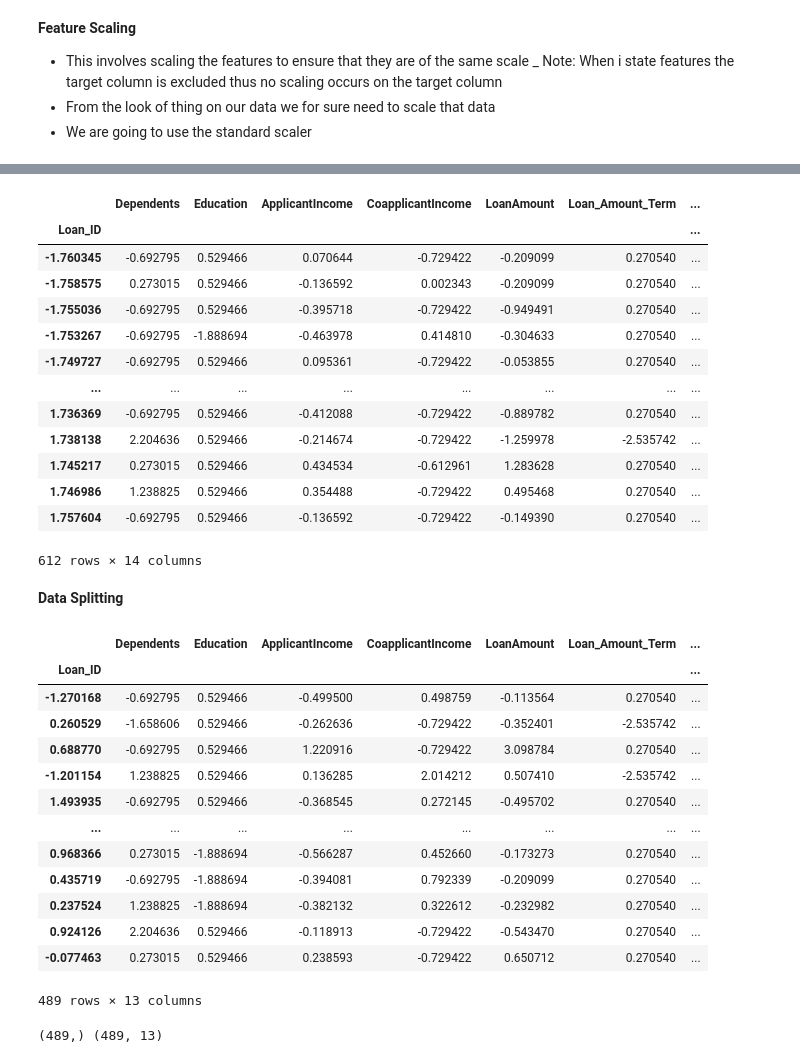
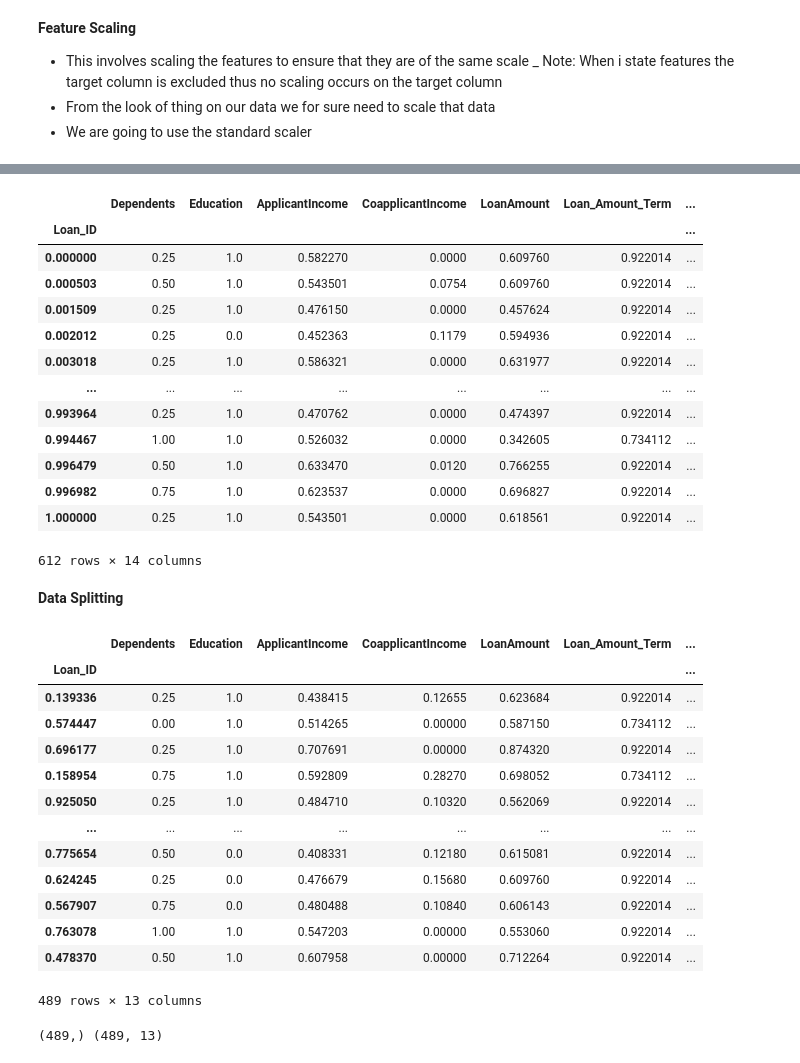
Before and after one commit to maurynnWK/Loans-project, a Jupyter notebook: loan.ipynb, the cells around one changed output, grey strips where cells are left out. Saved outputs shown, nothing was run; the diff lists cells and outputs as text; code cells hidden in the pictures.

```diff
--- a/loan.ipynb
+++ b/loan.ipynb
@@ -1061,3 +1061,8 @@ dtype: object
 _ Note: When i state features the target column is excluded thus no scaling occurs on the target column
 - From the look of thing on our data we  for sure need to scale that data
 - We are going to use the standard scaler
+# %%
+logs=['ApplicantIncome','LoanAmount','Loan_Amount_Term']
+for i in logs:
+    dataframe[i]=np.log(dataframe[i])
+dataframe
@@ -1064,24 +1083,24 @@ _ Note: When i state features the target column is excluded thus no scaling occu
 # %%
-from sklearn.preprocessing import StandardScaler
-ss=StandardScaler()
+from sklearn.preprocessing import MinMaxScaler
+ss=MinMaxScaler()
 features=['Loan_ID','Dependents','Education','ApplicantIncome','CoapplicantIncome','LoanAmount','Loan_Amount_Term','Credit_History','Property_Area','Gender_Male','Married_Unknown','Married_Yes','Self_Employed_Unknown','Self_Employed_Yes']
 dataframe[features]=ss.fit_transform(dataframe[features])
 dataframe=dataframe.set_index('Loan_ID')
 dataframe
 # %% [output]
 |  | Dependents | Education | ApplicantIncome | CoapplicantIncome | LoanAmount | Loan_Amount_Term | ... |
 | Loan_ID |  |  |  |  |  |  | ... |
-| -1.760345 | -0.692795 | 0.529466 | 0.070644 | -0.729422 | -0.209099 | 0.270540 | ... |
-| -1.758575 | 0.273015 | 0.529466 | -0.136592 | 0.002343 | -0.209099 | 0.270540 | ... |
-| -1.755036 | -0.692795 | 0.529466 | -0.395718 | -0.729422 | -0.949491 | 0.270540 | ... |
-| -1.753267 | -0.692795 | -1.888694 | -0.463978 | 0.414810 | -0.304633 | 0.270540 | ... |
-| -1.749727 | -0.692795 | 0.529466 | 0.095361 | -0.729422 | -0.053855 | 0.270540 | ... |
+| 0.000000 | 0.25 | 1.0 | 0.582270 | 0.0000 | 0.609760 | 0.922014 | ... |
+| 0.000503 | 0.50 | 1.0 | 0.543501 | 0.0754 | 0.609760 | 0.922014 | ... |
+| 0.001509 | 0.25 | 1.0 | 0.476150 | 0.0000 | 0.457624 | 0.922014 | ... |
+| 0.002012 | 0.25 | 0.0 | 0.452363 | 0.1179 | 0.594936 | 0.922014 | ... |
+| 0.003018 | 0.25 | 1.0 | 0.586321 | 0.0000 | 0.631977 | 0.922014 | ... |
 | ... | ... | ... | ... | ... | ... | ... | ... |
-| 1.736369 | -0.692795 | 0.529466 | -0.412088 | -0.729422 | -0.889782 | 0.270540 | ... |
-| 1.738138 | 2.204636 | 0.529466 | -0.214674 | -0.729422 | -1.259978 | -2.535742 | ... |
-| 1.745217 | 0.273015 | 0.529466 | 0.434534 | -0.612961 | 1.283628 | 0.270540 | ... |
-| 1.746986 | 1.238825 | 0.529466 | 0.354488 | -0.729422 | 0.495468 | 0.270540 | ... |
-| 1.757604 | -0.692795 | 0.529466 | -0.136592 | -0.729422 | -0.149390 | 0.270540 | ... |
+| 0.993964 | 0.25 | 1.0 | 0.470762 | 0.0000 | 0.474397 | 0.922014 | ... |
+| 0.994467 | 1.00 | 1.0 | 0.526032 | 0.0000 | 0.342605 | 0.734112 | ... |
+| 0.996479 | 0.50 | 1.0 | 0.633470 | 0.0120 | 0.766255 | 0.922014 | ... |
+| 0.996982 | 0.75 | 1.0 | 0.623537 | 0.0000 | 0.696827 | 0.922014 | ... |
+| 1.000000 | 0.25 | 1.0 | 0.543501 | 0.0000 | 0.618561 | 0.922014 | ... |
 612 rows × 14 columns
 # %% [markdown]
 **Data Splitting**
@@ -1094,17 +1113,17 @@ x_train
 # %% [output]
 |  | Dependents | Education | ApplicantIncome | CoapplicantIncome | LoanAmount | Loan_Amount_Term | ... |
 | Loan_ID |  |  |  |  |  |  | ... |
-| -1.270168 | -0.692795 | 0.529466 | -0.499500 | 0.498759 | -0.113564 | 0.270540 | ... |
-| 0.260529 | -1.658606 | 0.529466 | -0.262636 | -0.729422 | -0.352401 | -2.535742 | ... |
-| 0.688770 | -0.692795 | 0.529466 | 1.220916 | -0.729422 | 3.098784 | 0.270540 | ... |
-| -1.201154 | 1.238825 | 0.529466 | 0.136285 | 2.014212 | 0.507410 | -2.535742 | ... |
-| 1.493935 | -0.692795 | 0.529466 | -0.368545 | 0.272145 | -0.495702 | 0.270540 | ... |
+| 0.139336 | 0.25 | 1.0 | 0.438415 | 0.12655 | 0.623684 | 0.922014 | ... |
+| 0.574447 | 0.00 | 1.0 | 0.514265 | 0.00000 | 0.587150 | 0.734112 | ... |
+| 0.696177 | 0.25 | 1.0 | 0.707691 | 0.00000 | 0.874320 | 0.922014 | ... |
+| 0.158954 | 0.75 | 1.0 | 0.592809 | 0.28270 | 0.698052 | 0.734112 | ... |
+| 0.925050 | 0.25 | 1.0 | 0.484710 | 0.10320 | 0.562069 | 0.922014 | ... |
 | ... | ... | ... | ... | ... | ... | ... | ... |
-| 0.968366 | 0.273015 | -1.888694 | -0.566287 | 0.452660 | -0.173273 | 0.270540 | ... |
-| 0.435719 | -0.692795 | -1.888694 | -0.394081 | 0.792339 | -0.209099 | 0.270540 | ... |
-| 0.237524 | 1.238825 | -1.888694 | -0.382132 | 0.322612 | -0.232982 | 0.270540 | ... |
-| 0.924126 | 2.204636 | 0.529466 | -0.118913 | -0.729422 | -0.543470 | 0.270540 | ... |
-| -0.077463 | 0.273015 | 0.529466 | 0.238593 | -0.729422 | 0.650712 | 0.270540 | ... |
+| 0.775654 | 0.50 | 0.0 | 0.408331 | 0.12180 | 0.615081 | 0.922014 | ... |
+| 0.624245 | 0.25 | 0.0 | 0.476679 | 0.15680 | 0.609760 | 0.922014 | ... |
+| 0.567907 | 0.75 | 0.0 | 0.480488 | 0.10840 | 0.606143 | 0.922014 | ... |
+| 0.763078 | 1.00 | 1.0 | 0.547203 | 0.00000 | 0.553060 | 0.922014 | ... |
+| 0.478370 | 0.50 | 1.0 | 0.607958 | 0.00000 | 0.712264 | 0.922014 | ... |
 489 rows × 13 columns
 # %%
 import pandas as pd
```
Also changed, not shown: parts of 13 cells of this notebook.
